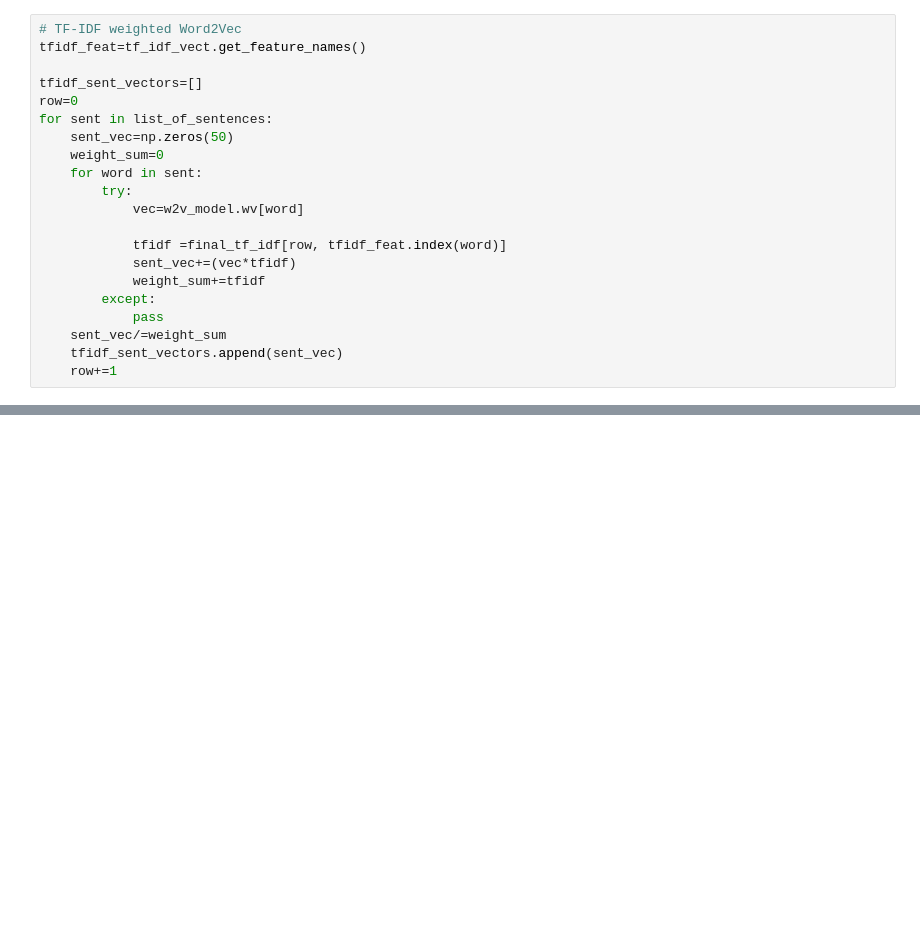
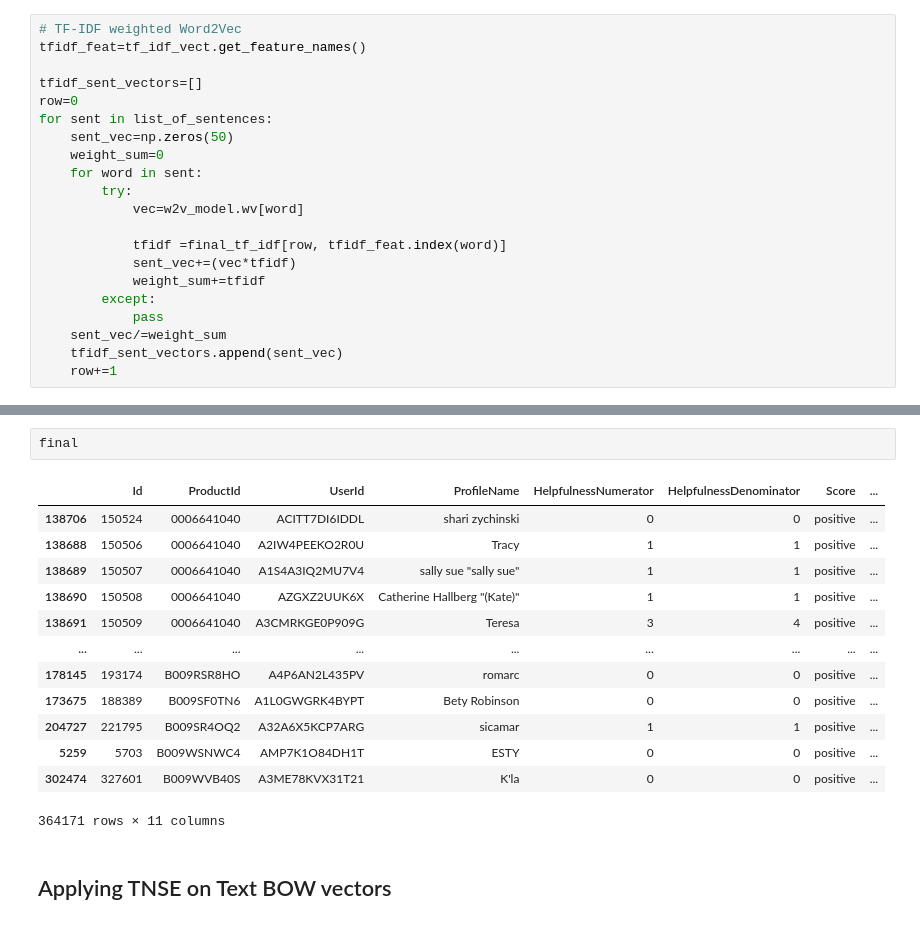
Before and after one commit to Jayraj-P-07/Data_Science, a Jupyter notebook: 21_Amazon_Fine_Food_Review_Analysis.ipynb, the cells around one changed output, grey strips where cells are left out. Cells and saved outputs as stored; diff of their text form; blank space fills up the shorter version.

```diff
--- a/21_Amazon_Fine_Food_Review_Analysis.ipynb
+++ b/21_Amazon_Fine_Food_Review_Analysis.ipynb
@@ -773,0 +796,18 @@ for sent in list_of_sentences:
+# %%
+final
+# %% [output]
+|  | Id | ProductId | UserId | ProfileName | HelpfulnessNumerator | HelpfulnessDenominator | Score | ... |
+| 138706 | 150524 | 0006641040 | ACITT7DI6IDDL | shari zychinski | 0 | 0 | positive | ... |
+| 138688 | 150506 | 0006641040 | A2IW4PEEKO2R0U | Tracy | 1 | 1 | positive | ... |
+| 138689 | 150507 | 0006641040 | A1S4A3IQ2MU7V4 | sally sue "sally sue" | 1 | 1 | positive | ... |
+| 138690 | 150508 | 0006641040 | AZGXZ2UUK6X | Catherine Hallberg "(Kate)" | 1 | 1 | positive | ... |
+| 138691 | 150509 | 0006641040 | A3CMRKGE0P909G | Teresa | 3 | 4 | positive | ... |
+| ... | ... | ... | ... | ... | ... | ... | ... | ... |
+| 178145 | 193174 | B009RSR8HO | A4P6AN2L435PV | romarc | 0 | 0 | positive | ... |
+| 173675 | 188389 | B009SF0TN6 | A1L0GWGRK4BYPT | Bety Robinson | 0 | 0 | positive | ... |
+| 204727 | 221795 | B009SR4OQ2 | A32A6X5KCP7ARG | sicamar | 1 | 1 | positive | ... |
+| 5259 | 5703 | B009WSNWC4 | AMP7K1O84DH1T | ESTY | 0 | 0 | positive | ... |
+| 302474 | 327601 | B009WVB40S | A3ME78KVX31T21 | K'la | 0 | 0 | positive | ... |
+364171 rows × 11 columns
+# %% [markdown]
+## Applying TNSE on Text BOW vectors
```
Also changed, not shown: parts of 3 cells of this notebook.
